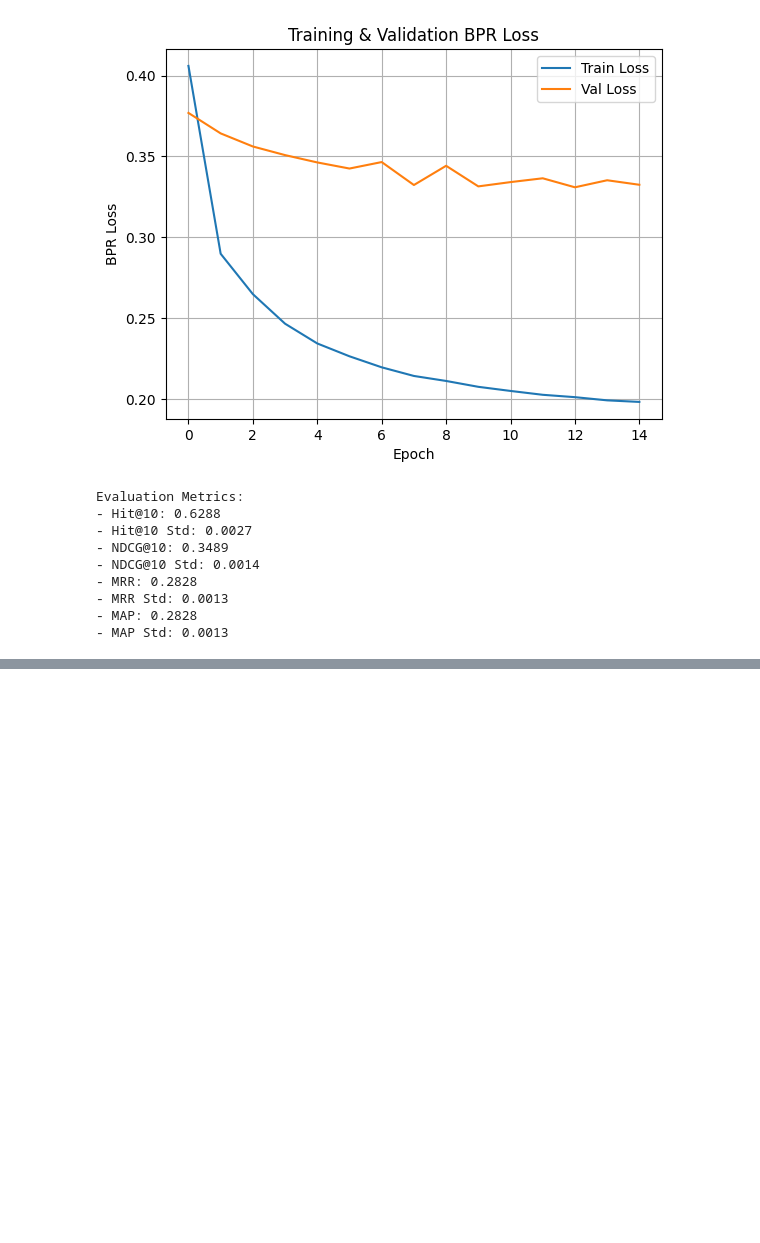
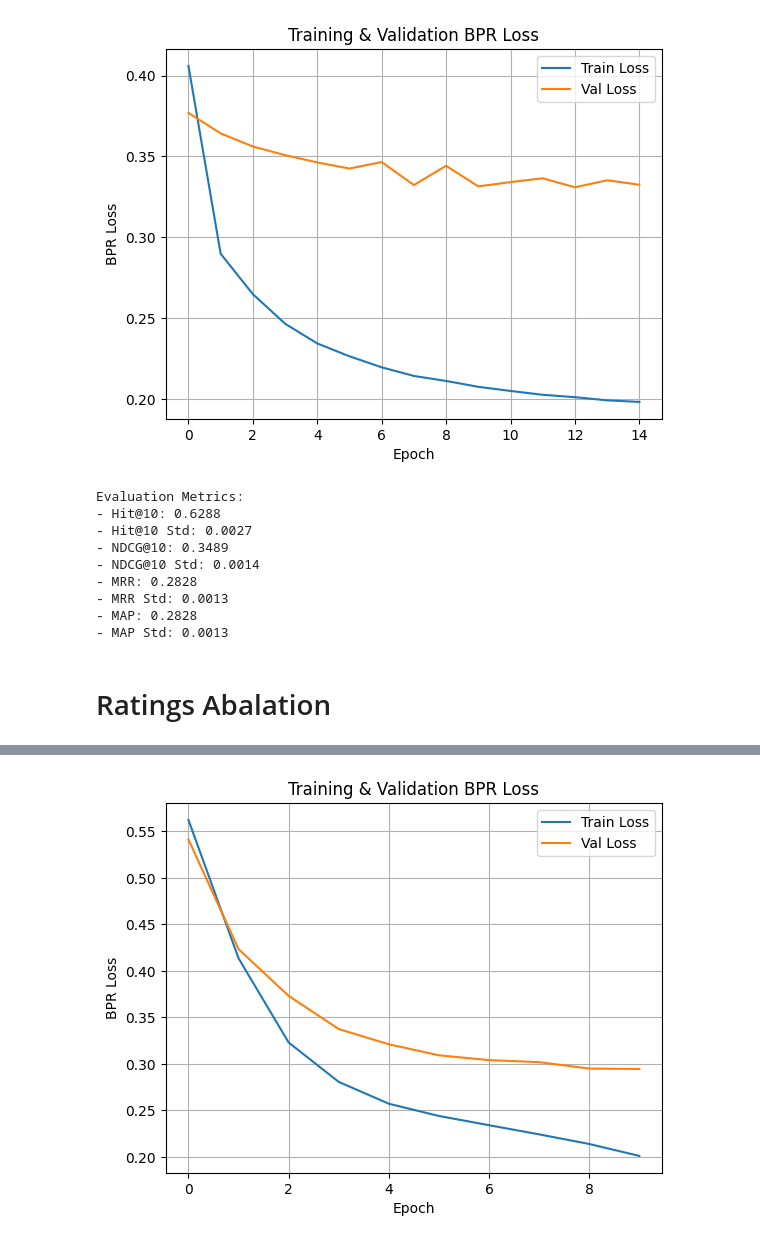
Before and after one commit to akhil-arun/recommender-system, a Jupyter notebook: experiments/mf_tune.ipynb, the cells around one changed output, grey strips where cells are left out. Cells and saved outputs as stored; diff of their text form; code cells hidden in the pictures; blank space fills up the shorter version.

Commit message:
Ratings ablation study

```diff
--- a/experiments/mf_tune.ipynb
+++ b/experiments/mf_tune.ipynb
@@ -278,3 +278,5 @@ Evaluation Metrics:
 - MRR Std: 0.0013
 - MAP: 0.2828
 - MAP Std: 0.0013
+# %% [markdown]
+# Ratings Abalation
@@ -280,0 +306,33 @@ Evaluation Metrics:
+# %%
+num_users = len(users)
+num_items = len(movies)
+
+user_feat, gender_vocab, occ_vocab = build_user_table(users)
+movie_genre_vec, movie_year, genre_vocab = build_movie_table(movies)
+
+train_ds = FeatureAwareDeepMFDataset(train_exs, user_feat, movie_genre_vec, movie_year)
+val_ds   = FeatureAwareDeepMFDataset(val_exs,   user_feat, movie_genre_vec, movie_year)
+# %%
+BATCH_SIZE = 512
+LR = 0.001
+EMBEDDING_DIM = 15
+EPOCHS = 10
+
+train_loader = DataLoader(train_ds, batch_size=BATCH_SIZE, shuffle=True, drop_last=True)
+val_loader   = DataLoader(val_ds,   batch_size=BATCH_SIZE, shuffle=False, drop_last=True)
+
+deep_aware = FeatureAwareDeepMF(
+    num_users=len(user_feat),
+    num_items=len(movie_genre_vec),
+    num_genders=len(gender_vocab),
+    num_occs=len(occ_vocab),
+    num_genres=len(genre_vocab),
+    emb_dim=EMBEDDING_DIM
+).to(device)
+
+optimizer = torch.optim.Adam(deep_aware.parameters(), lr=LR, weight_decay = 1e-4)
+deep_aware_trainer = MFTrainer(deep_aware, train_loader, val_loader, optimizer, EPOCHS, device)
+# %%
+train_losses, val_losses = deep_aware_trainer.fit()
+plot_curves(train_losses, val_losses)
+# %% [output]
@@ -280,0 +349 @@ Evaluation Metrics:
+[figure, added]
```
Also changed, not shown: parts of 3 cells of this notebook.
